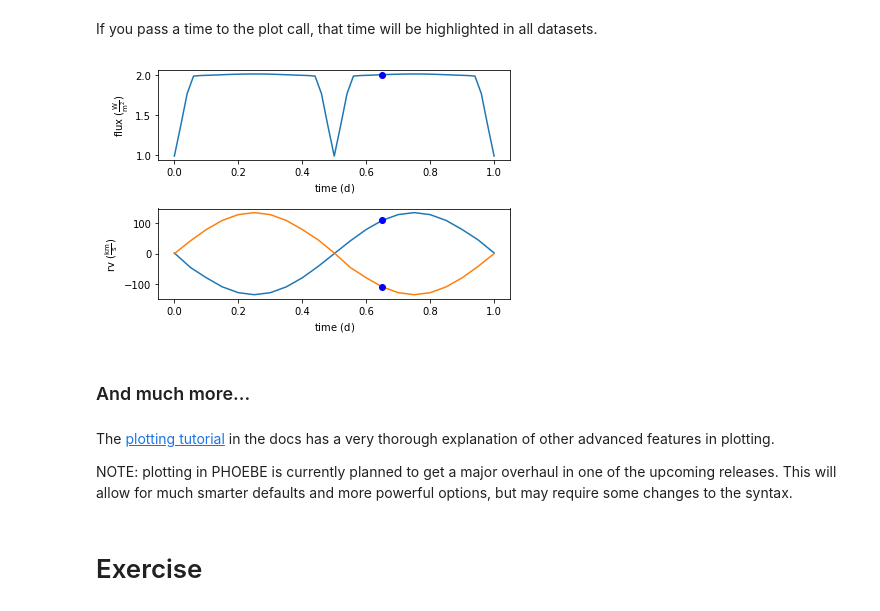
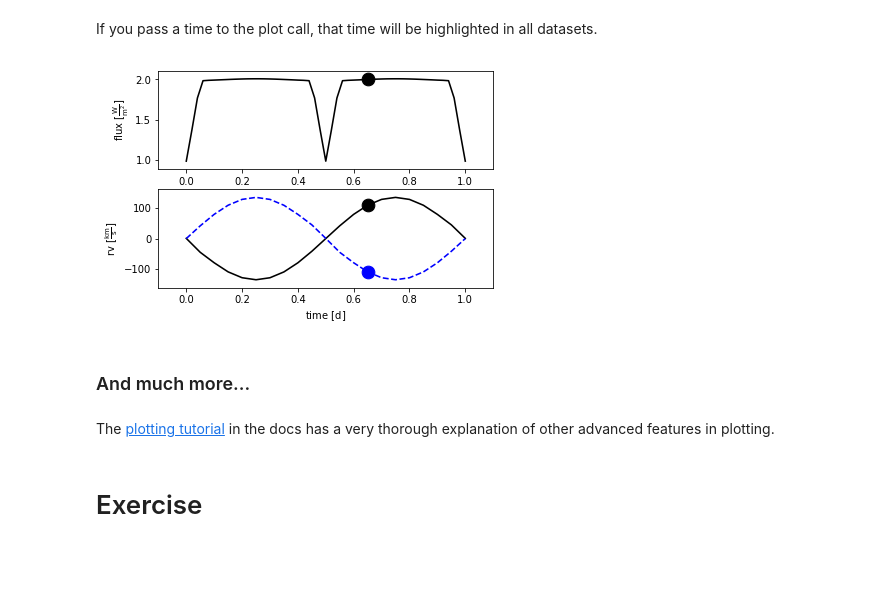
Before and after one commit to phoebe-project/phoebe2-workshop, a Jupyter notebook: Intro_Tutorial_08_plotting.ipynb, the cells around one changed output. Saved outputs shown, nothing was run; the diff lists cells and outputs as text; code cells hidden in the pictures; blank space fills up the shorter version.

Commit message:
update all workshop tutorials for v 2.1.9

```diff
--- a/Intro_Tutorial_08_plotting.ipynb
+++ b/Intro_Tutorial_08_plotting.ipynb
@@ -21,11 +18,11 @@ b = phoebe.default_binary()
 # %% [markdown]
 Let's first re-add some simple datasets and run the models
 # %%
-b.add_dataset('lc', times=np.linspace(0,1,51), dataset='lc01')
+b.add_dataset('lc', times=phoebe.linspace(0,1,51), dataset='lc01')
 # %% [output]
 <ParameterSet: 15 parameters | contexts: compute, dataset>
 # %%
-b.add_dataset('rv', times=np.linspace(0,1,21), dataset='rv01')
+b.add_dataset('rv', times=phoebe.linspace(0,1,21), dataset='rv01')
 # %% [output]
 <ParameterSet: 15 parameters | contexts: compute, dataset>
 # %%
@@ -61,15 +58,13 @@ axs, artists = b.filter(dataset='rv01').plot(x='phase', t0='t0_perpass')
 # %% [markdown]
 If you pass a time to the plot call, that time will be highlighted in all datasets.
 # %%
-axs, artists = b.plot(time=0.65)
+afig, mplfig = b.plot(time=0.65, show=True)
 # %% [output]
-[figure, old version]
+[figure, new version]
 # %% [markdown]
 ### And much more...
 # %% [markdown]
-The [plotting tutorial](http://phoebe-project.org/docs/2.0/tutorials/plotting/) in the docs has a very thorough explanation of other advanced features in plotting.
-
-NOTE: plotting in PHOEBE is currently planned to get a major overhaul in one of the upcoming releases.  This will allow for much smarter defaults and more powerful options, but may require some changes to the syntax.
+The [plotting tutorial](http://phoebe-project.org/docs/2.1/tutorials/plotting/) in the docs has a very thorough explanation of other advanced features in plotting.
 # %% [markdown]
 # Exercise
 # %% [markdown]
```
Also changed, not shown: parts of 7 cells of this notebook, 10 other files.
